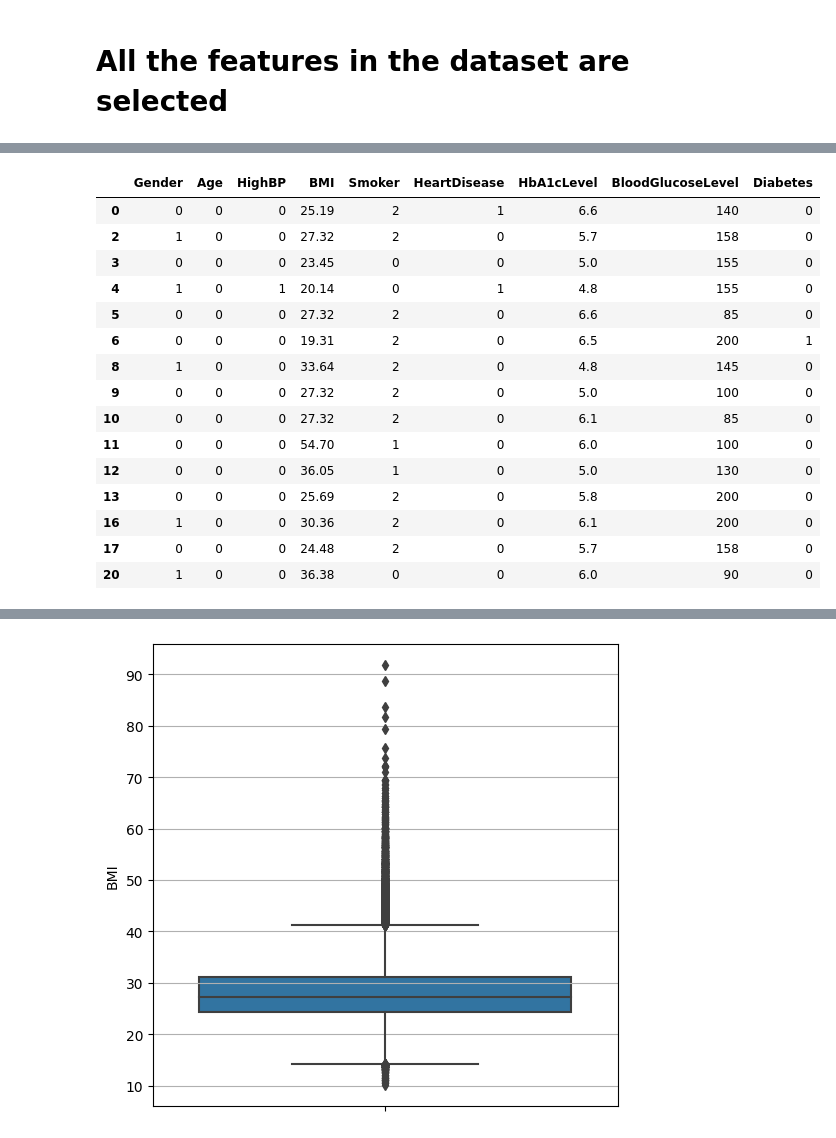
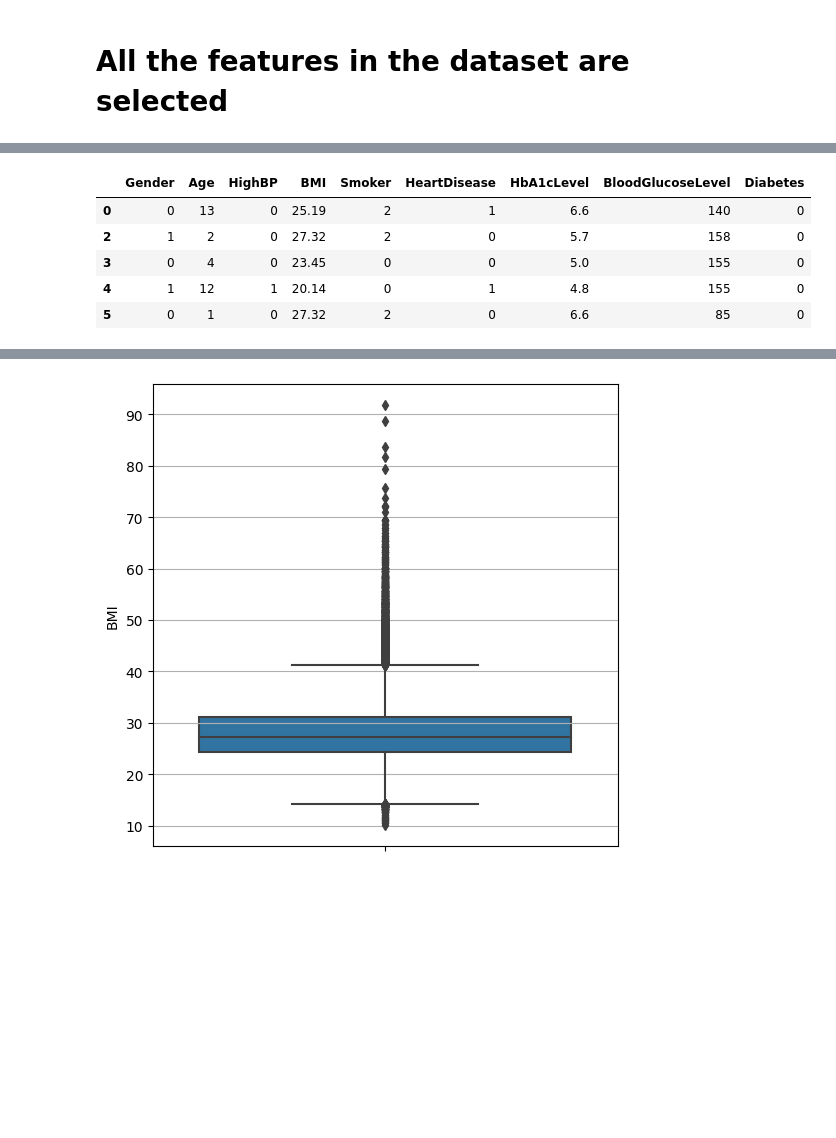
Before and after one commit to pdpavandesai/MergingDiabetesData, a Jupyter notebook: MustafaDatasetAnalysis.ipynb, the cells around one changed output, grey strips where cells are left out. Drawn from its saved outputs; the diff is of its cells as text; code cells hidden in the pictures; blank space fills up the shorter version.

```diff
--- a/MustafaDatasetAnalysis.ipynb
+++ b/MustafaDatasetAnalysis.ipynb
@@ -371,24 +361,14 @@ mustafaDataset_Actual_Copy.head()
 selectedFeatures = ['Gender','Age','HighBP','BMI','Smoker','HeartDisease','HbA1cLevel','BloodGlucoseLevel','Diabetes']
 # %%
 mustafaDataset_Actual_Copy = mustafaDataset_Actual_Copy[selectedFeatures]
-mustafaDataset_Actual_Copy.head(15)
+mustafaDataset_Actual_Copy.head()
 # %% [output]
 |  | Gender | Age | HighBP | BMI | Smoker | HeartDisease | HbA1cLevel | BloodGlucoseLevel | Diabetes |
-| 0 | 0 | 0 | 0 | 25.19 | 2 | 1 | 6.6 | 140 | 0 |
-| 2 | 1 | 0 | 0 | 27.32 | 2 | 0 | 5.7 | 158 | 0 |
-| 3 | 0 | 0 | 0 | 23.45 | 0 | 0 | 5.0 | 155 | 0 |
-| 4 | 1 | 0 | 1 | 20.14 | 0 | 1 | 4.8 | 155 | 0 |
-| 5 | 0 | 0 | 0 | 27.32 | 2 | 0 | 6.6 | 85 | 0 |
-| 6 | 0 | 0 | 0 | 19.31 | 2 | 0 | 6.5 | 200 | 1 |
-| 8 | 1 | 0 | 0 | 33.64 | 2 | 0 | 4.8 | 145 | 0 |
-| 9 | 0 | 0 | 0 | 27.32 | 2 | 0 | 5.0 | 100 | 0 |
-| 10 | 0 | 0 | 0 | 27.32 | 2 | 0 | 6.1 | 85 | 0 |
-| 11 | 0 | 0 | 0 | 54.70 | 1 | 0 | 6.0 | 100 | 0 |
-| 12 | 0 | 0 | 0 | 36.05 | 1 | 0 | 5.0 | 130 | 0 |
-| 13 | 0 | 0 | 0 | 25.69 | 2 | 0 | 5.8 | 200 | 0 |
-| 16 | 1 | 0 | 0 | 30.36 | 2 | 0 | 6.1 | 200 | 0 |
-| 17 | 0 | 0 | 0 | 24.48 | 2 | 0 | 5.7 | 158 | 0 |
-| 20 | 1 | 0 | 0 | 36.38 | 0 | 0 | 6.0 | 90 | 0 |
+| 0 | 0 | 13 | 0 | 25.19 | 2 | 1 | 6.6 | 140 | 0 |
+| 2 | 1 | 2 | 0 | 27.32 | 2 | 0 | 5.7 | 158 | 0 |
+| 3 | 0 | 4 | 0 | 23.45 | 0 | 0 | 5.0 | 155 | 0 |
+| 4 | 1 | 12 | 1 | 20.14 | 0 | 1 | 4.8 | 155 | 0 |
+| 5 | 0 | 1 | 0 | 27.32 | 2 | 0 | 6.6 | 85 | 0 |
 # %%
 mustafaDataset_Actual_Copy.info()
 # %% [output]
```
Also changed, not shown: parts of 11 cells of this notebook.
